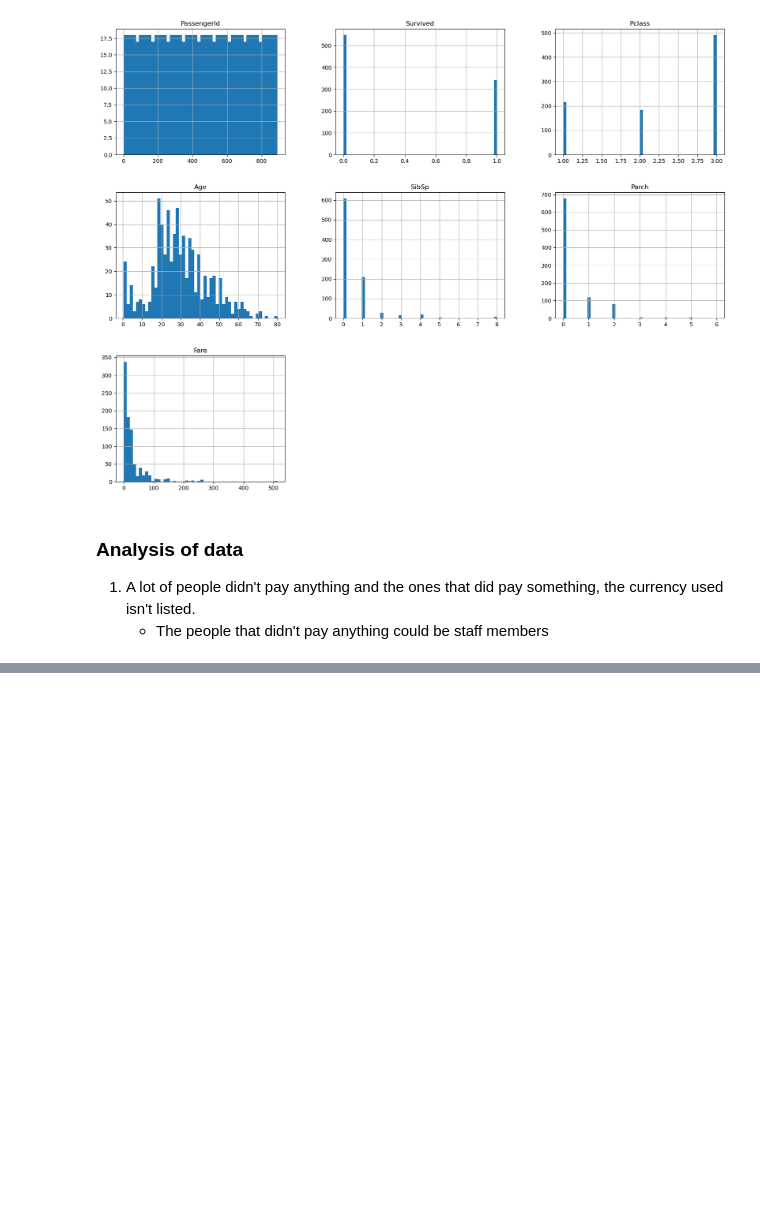
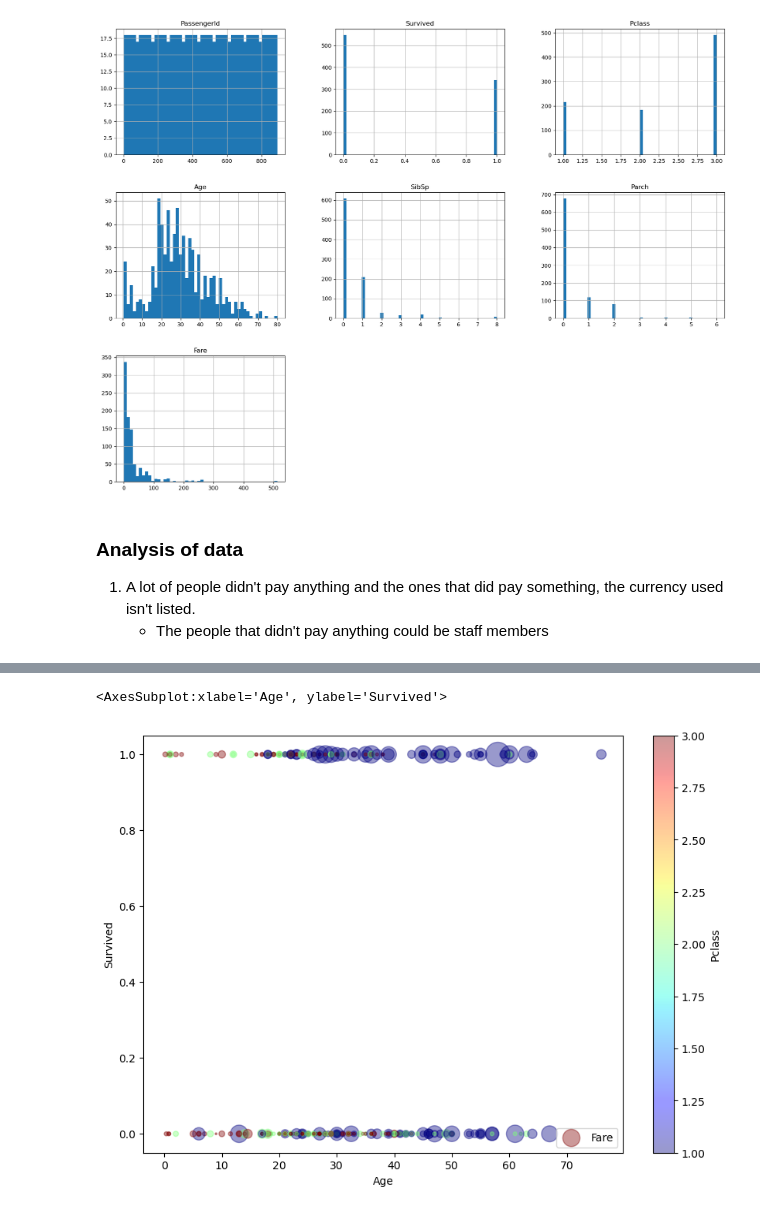
Before and after one commit to Gc0rp/Kaggle-Titanic-Competition, a Jupyter notebook: titanic/titanic_ml.ipynb, the cells around one changed output, grey strips where cells are left out. Cells and saved outputs as stored; diff of their text form; code cells hidden in the pictures; blank space fills up the shorter version.

```diff
--- a/titanic/titanic_ml.ipynb
+++ b/titanic/titanic_ml.ipynb
@@ -113,0 +138,10 @@ X_train =
+# %%
+%matplotlib inline
+import matplotlib.pyplot as plt
+
+titanic.plot(kind="scatter", x="Age", y="Survived", alpha=0.4,
+            s=titanic["Fare"], label="Fare", figsize=(10, 7),
+            c="Pclass", cmap="jet", colorbar=True)
+# %% [output]
+<AxesSubplot:xlabel='Age', ylabel='Survived'>
+[figure, added]
```
Also changed, not shown: parts of 31 cells of this notebook.
